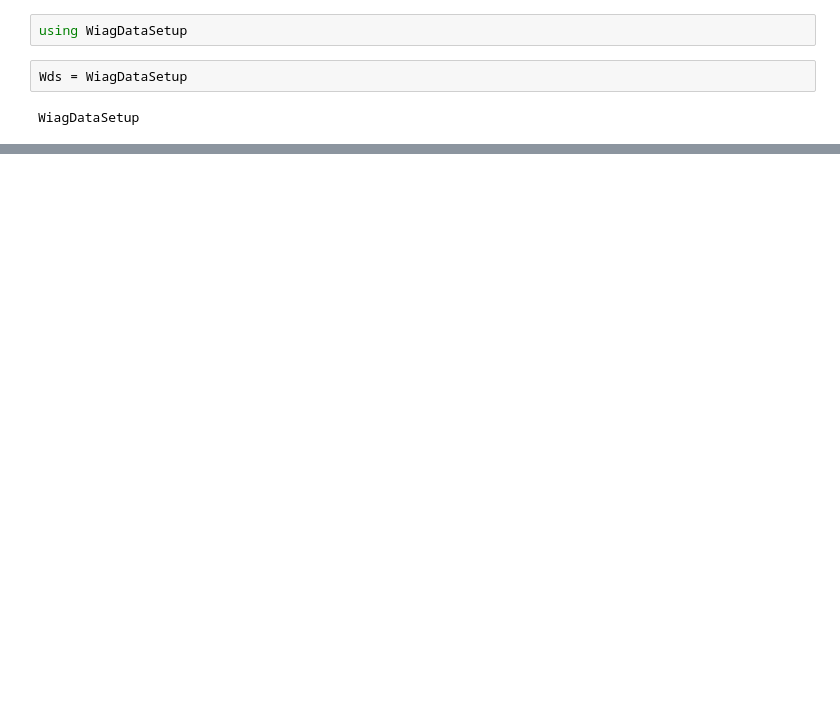
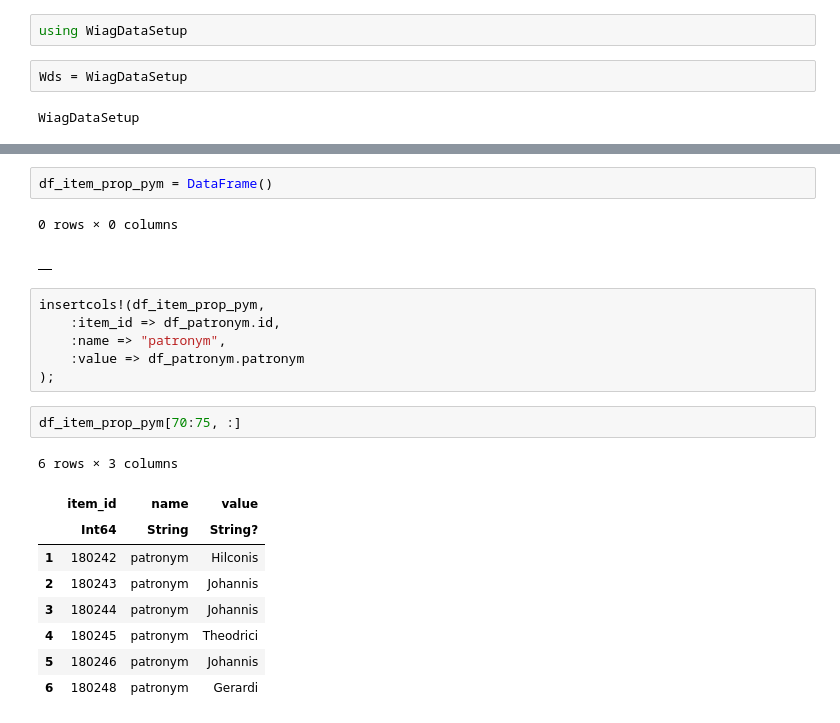
Before and after one commit to ghertko/WiagDataSetup, a Jupyter notebook: run/wiag2/Utrecht-Priester.ipynb, the cells around one changed output, grey strips where cells are left out. Drawn from its saved outputs; the diff is of its cells as text; blank space fills up the shorter version.

```diff
--- a/run/wiag2/Utrecht-Priester.ipynb
+++ b/run/wiag2/Utrecht-Priester.ipynb
@@ -46,0 +667,24 @@ WiagDataSetup
+# %%
+df_item_prop_pym = DataFrame()
+# %% [output]
+0 rows × 0 columns
+|  |
+|  |
+# %%
+insertcols!(df_item_prop_pym,
+    :item_id => df_patronym.id,
+    :name => "patronym",
+    :value => df_patronym.patronym
+);
+# %%
+df_item_prop_pym[70:75, :]
+# %% [output]
+6 rows × 3 columns
+|  | item_id | name | value |
+|  | Int64 | String | String? |
+| 1 | 180242 | patronym | Hilconis |
+| 2 | 180243 | patronym | Johannis |
+| 3 | 180244 | patronym | Johannis |
+| 4 | 180245 | patronym | Theodrici |
+| 5 | 180246 | patronym | Johannis |
+| 6 | 180248 | patronym | Gerardi |
```
Also changed, not shown: parts of 192 cells of this notebook, 7 other files.
